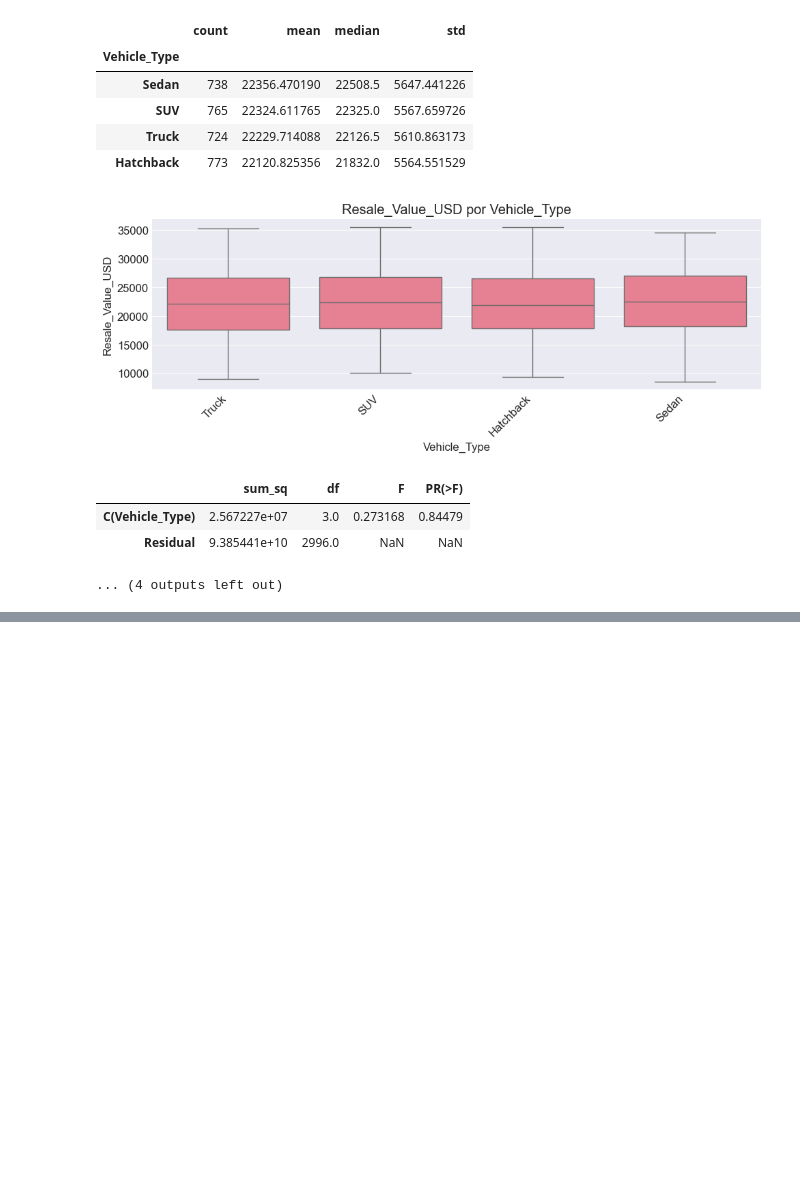
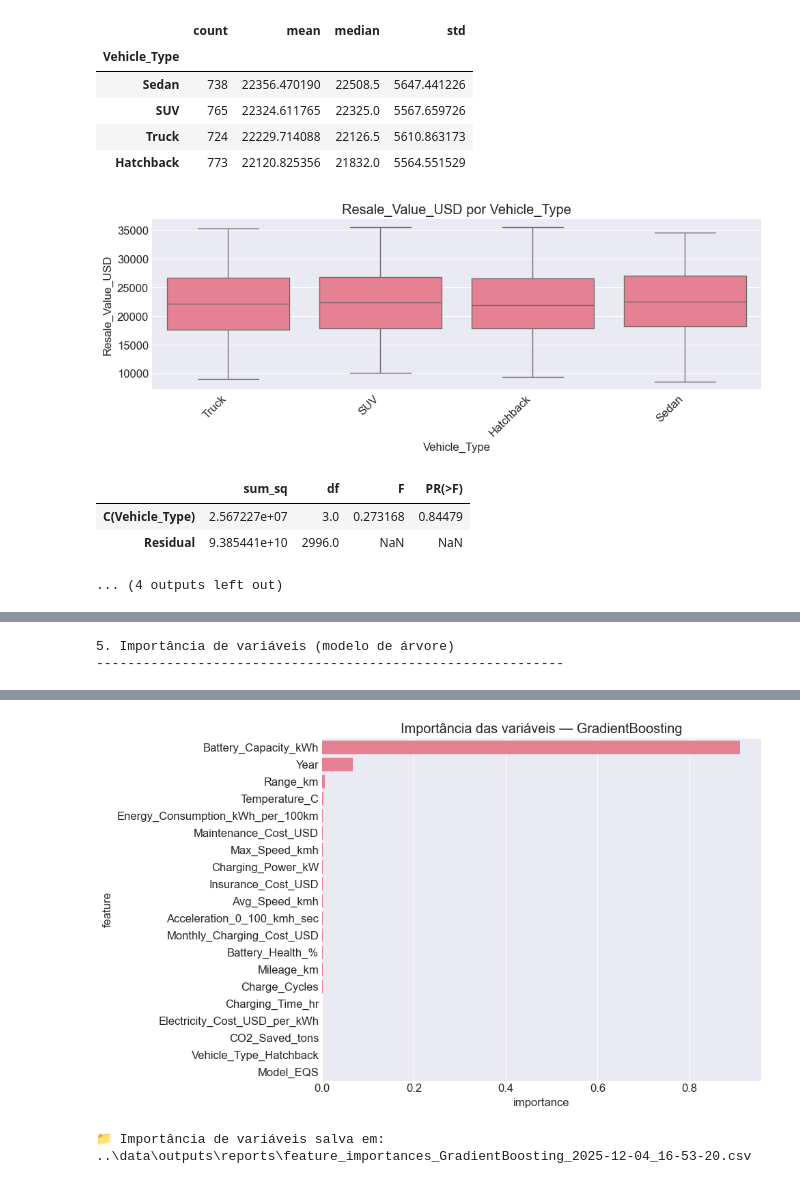
Before and after one commit to abraaopinto/electric-vehicle-resale-analytics, a Jupyter notebook: notebooks/ev_resale_analysis.ipynb, the cells around one changed output, grey strips where cells are left out. Drawn from its saved outputs; the diff is of its cells as text; code cells hidden in the pictures; blank space fills up the shorter version.

```diff
--- a/notebooks/ev_resale_analysis.ipynb
+++ b/notebooks/ev_resale_analysis.ipynb
@@ -518,0 +1158,20 @@ else:
+# %%
+print("\n2. Definição dos modelos")
+print("-" * 60)
+
+models = {
+    "LinearRegression": LinearRegression(),
+    "RandomForest": RandomForestRegressor(
+        n_estimators=300,
+        random_state=SEED,
+        n_jobs=-1,
+    ),
+    "GradientBoosting": GradientBoostingRegressor(
+        random_state=SEED,
+    ),
+}
+
+cv = KFold(n_splits=5, shuffle=True, random_state=SEED)
+results = []
+trained_pipelines = {}
+preds_test_by_model = {}
@@ -518,0 +1302,52 @@ else:
+# %%
+print("\n5. Importância de variáveis (modelo de árvore)")
+print("-" * 60)
+
+tree_candidates = [
+    name
+    for name, pipe in trained_pipelines.items()
+    if hasattr(pipe.named_steps["regressor"], "feature_importances_")
+]
+
+if not tree_candidates:
+    print("⚠ Nenhum modelo de árvore disponível para importância de variáveis.")
+else:
+    best_tree_name = results_df.loc[tree_candidates].sort_values("rmse_test").index[0]
+    best_tree_pipe = trained_pipelines[best_tree_name]
+
+    regressor = best_tree_pipe.named_steps["regressor"]
+    preprocessor_best: ColumnTransformer = best_tree_pipe.named_steps["preprocess"]
+
+    numeric_feats = preprocessor_best.transformers_[0][2]
+    cat_pipeline = preprocessor_best.transformers_[1][1]
+    cat_feats = preprocessor_best.transformers_[1][2]
+
+    onehot: OneHotEncoder = cat_pipeline.named_steps["onehot"]
+    cat_feature_names = onehot.get_feature_names_out(cat_feats)
+    feature_names = np.concatenate([numeric_feats, cat_feature_names])
+
+    importances = regressor.feature_importances_
+    fi_df = (
+        pd.DataFrame({"feature": feature_names, "importance": importances})
+        .sort_values("importance", ascending=False)
+        .reset_index(drop=True)
+    )
+
+    display(fi_df.head(20))
+
+    plt.figure(figsize=(10, 6))
+    sns.barplot(
+        data=fi_df.head(20),
+        x="importance",
+        y="feature",
+    )
+    plt.title(f"Importância das variáveis — {best_tree_name}")
+    plt.tight_layout()
+    plt.show()
+
+    fi_path = REPORTS_PATH / f"feature_importances_{best_tree_name}_{timestamp}.csv"
+    fi_df.to_csv(fi_path, index=False)
+    print(f"📁 Importância de variáveis salva em: {fi_path}")
+# %% [output]
+5. Importância de variáveis (modelo de árvore)
+------------------------------------------------------------
@@ -518,0 +1371,2 @@ else:
+[figure, added]
+📁 Importância de variáveis salva em: ..\data\outputs\reports\feature_importances_GradientBoosting_2025-12-04_16-53-20.csv
```
Also changed, not shown: parts of 18 cells of this notebook.
